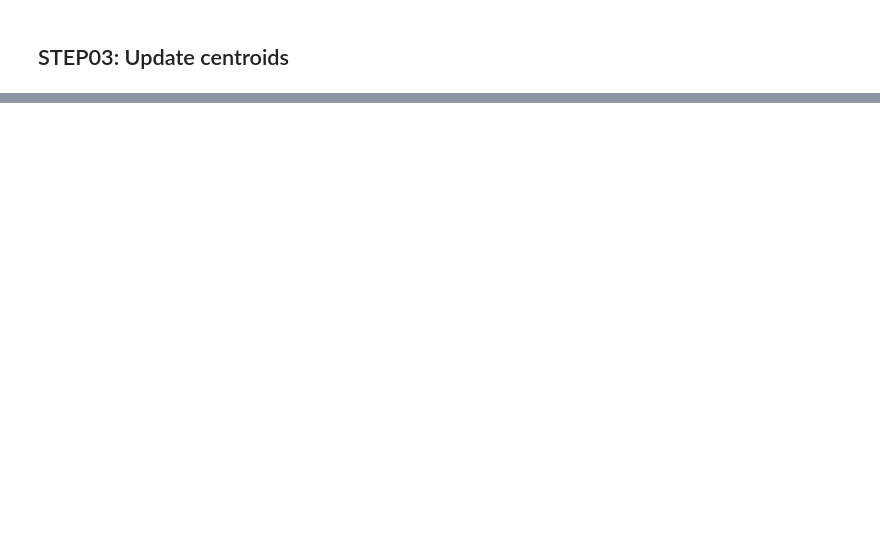
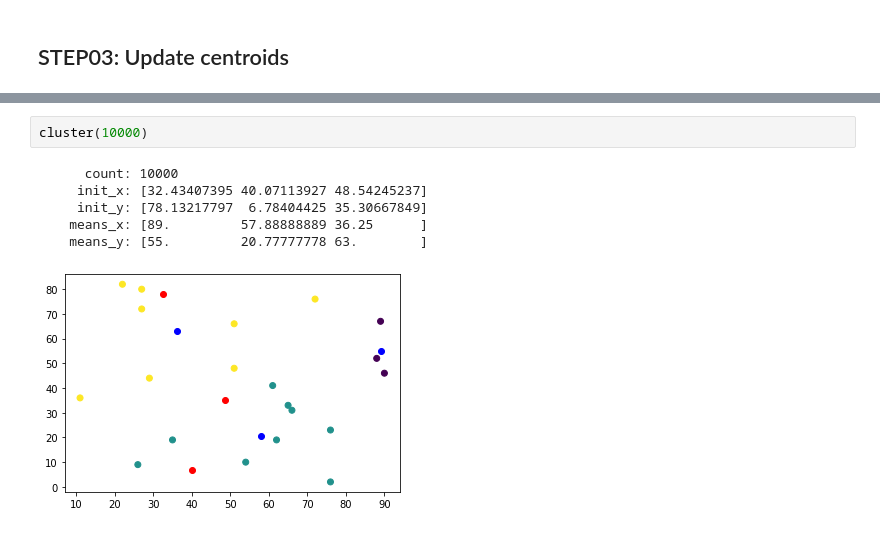
Before and after one commit to zzerross/algorithm, a Jupyter notebook: clustering/kmeans/python/KMeans.ipynb, the cells around one changed output, grey strips where cells are left out. Cells and saved outputs as stored; diff of their text form; blank space fills up the shorter version.

```diff
--- a/clustering/kmeans/python/KMeans.ipynb
+++ b/clustering/kmeans/python/KMeans.ipynb
@@ -143,0 +166,9 @@ cluster(1000)
+# %%
+cluster(10000)
+# %% [output]
+      count: 10000
+     init_x: [32.43407395 40.07113927 48.54245237]
+     init_y: [78.13217797  6.78404425 35.30667849]
+    means_x: [89.         57.88888889 36.25      ]
+    means_y: [55.         20.77777778 63.        ]
+[figure, added]
```
Also changed, not shown: parts of 13 cells of this notebook, 2 other files.
